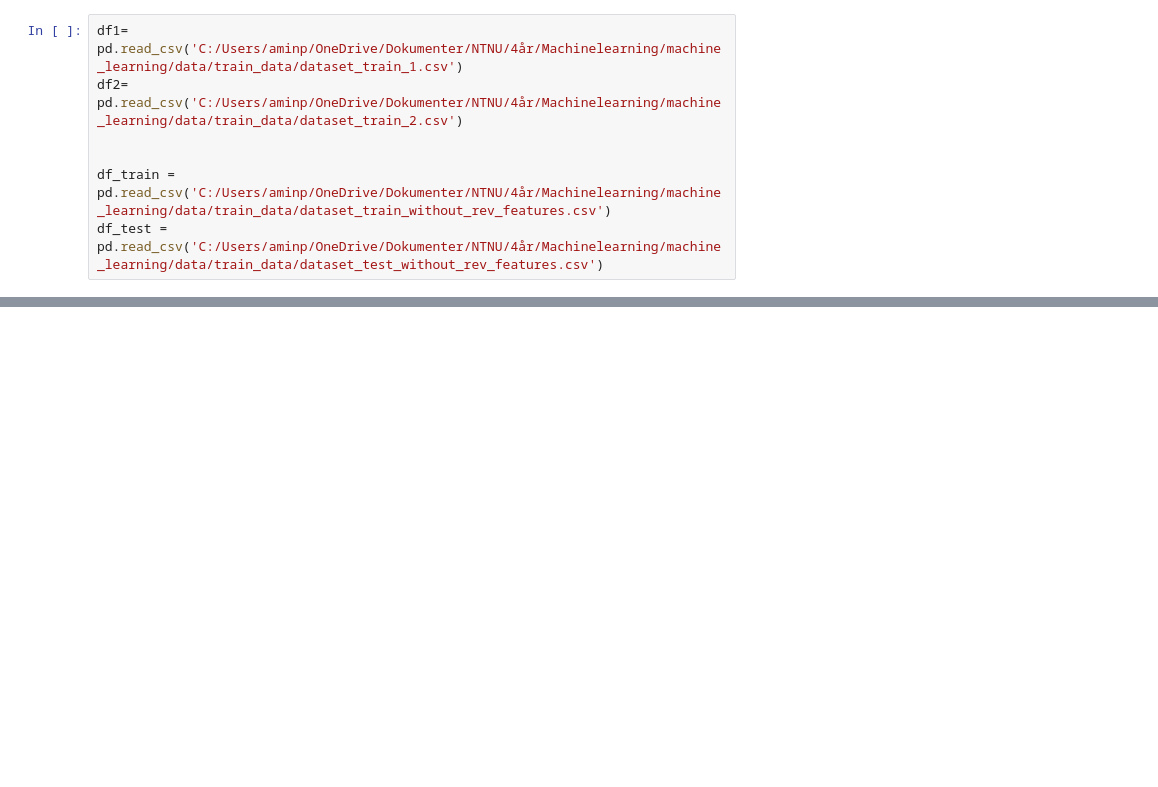
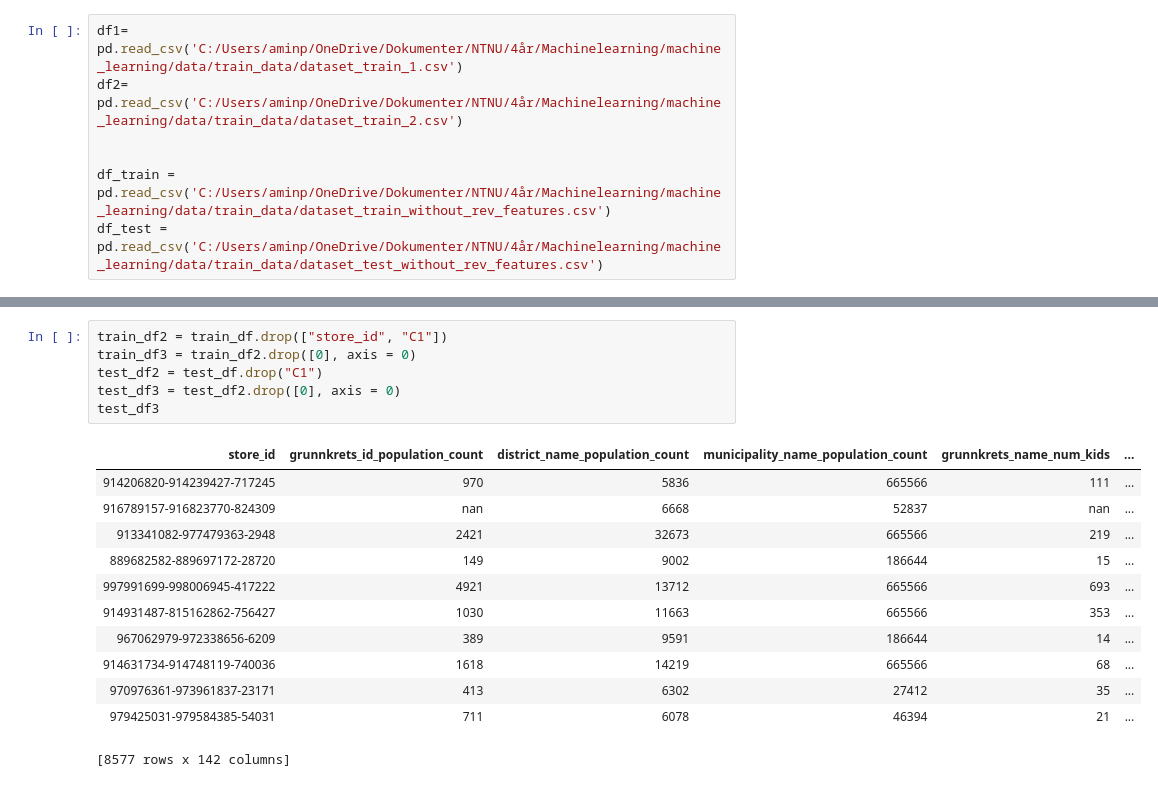
Before and after one commit to SimenQ/machine_learning, a Jupyter notebook: notebooks/Arash/ML_model.ipynb, the cells around one changed output, grey strips where cells are left out. Cells and saved outputs as stored; diff of their text form; blank space fills up the shorter version.

```diff
--- a/notebooks/Arash/ML_model.ipynb
+++ b/notebooks/Arash/ML_model.ipynb
@@ -139,0 +76,19 @@ H2OServerError: Server wasn't able to start in 60.045552 seconds.
+# %%
+train_df2 = train_df.drop(["store_id", "C1"])
+train_df3 = train_df2.drop([0], axis = 0)
+test_df2 = test_df.drop("C1")
+test_df3 = test_df2.drop([0], axis = 0)
+test_df3
+# %% [output]
+| store_id | grunnkrets_id_population_count | district_name_population_count | municipality_name_population_count | grunnkrets_name_num_kids | ... |
+| 914206820-914239427-717245 | 970 | 5836 | 665566 | 111 | ... |
+| 916789157-916823770-824309 | nan | 6668 | 52837 | nan | ... |
+| 913341082-977479363-2948 | 2421 | 32673 | 665566 | 219 | ... |
+| 889682582-889697172-28720 | 149 | 9002 | 186644 | 15 | ... |
+| 997991699-998006945-417222 | 4921 | 13712 | 665566 | 693 | ... |
+| 914931487-815162862-756427 | 1030 | 11663 | 665566 | 353 | ... |
+| 967062979-972338656-6209 | 389 | 9591 | 186644 | 14 | ... |
+| 914631734-914748119-740036 | 1618 | 14219 | 665566 | 68 | ... |
+| 970976361-973961837-23171 | 413 | 6302 | 27412 | 35 | ... |
+| 979425031-979584385-54031 | 711 | 6078 | 46394 | 21 | ... |
+[8577 rows x 142 columns]
```
Also changed, not shown: parts of 11 cells of this notebook, 2 other files.
